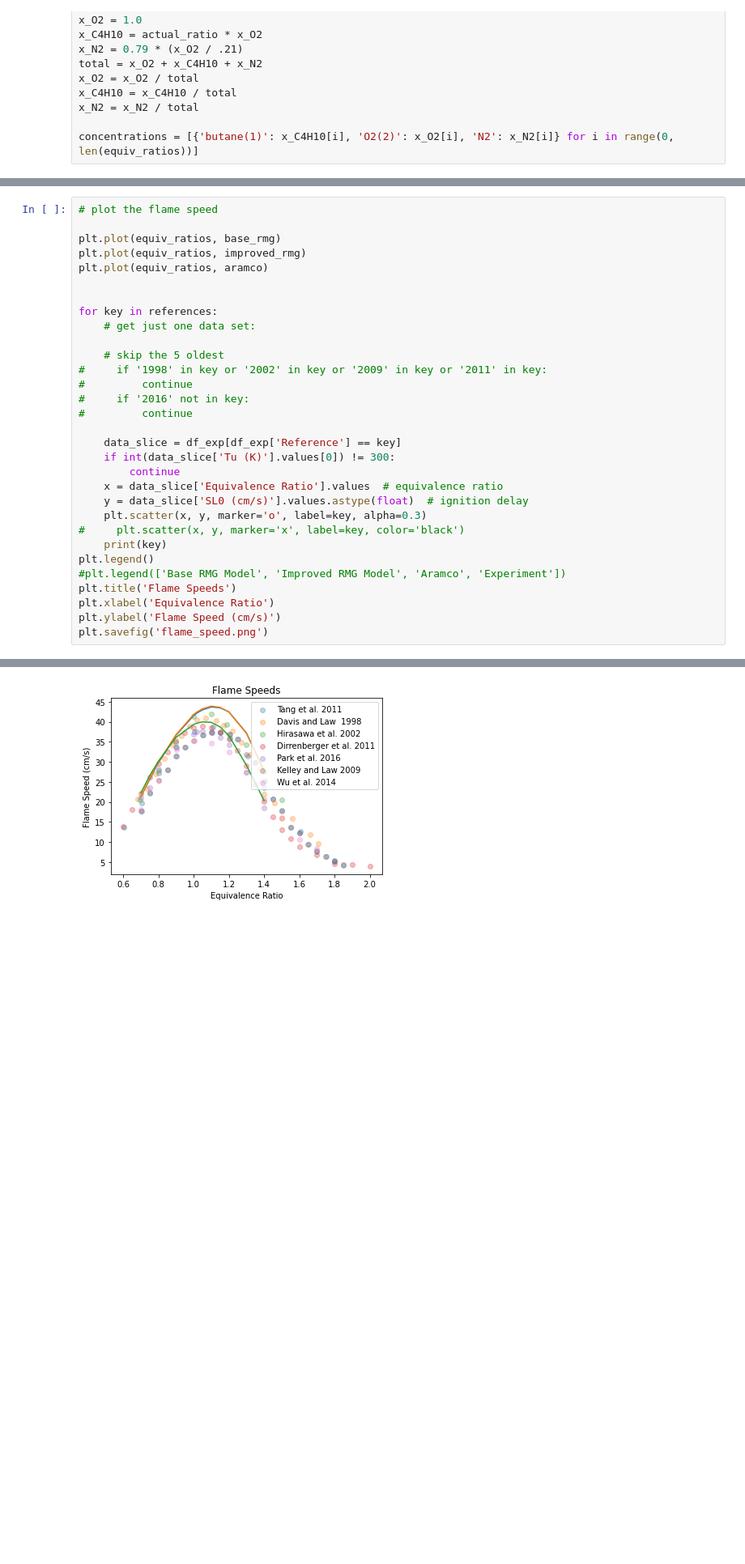
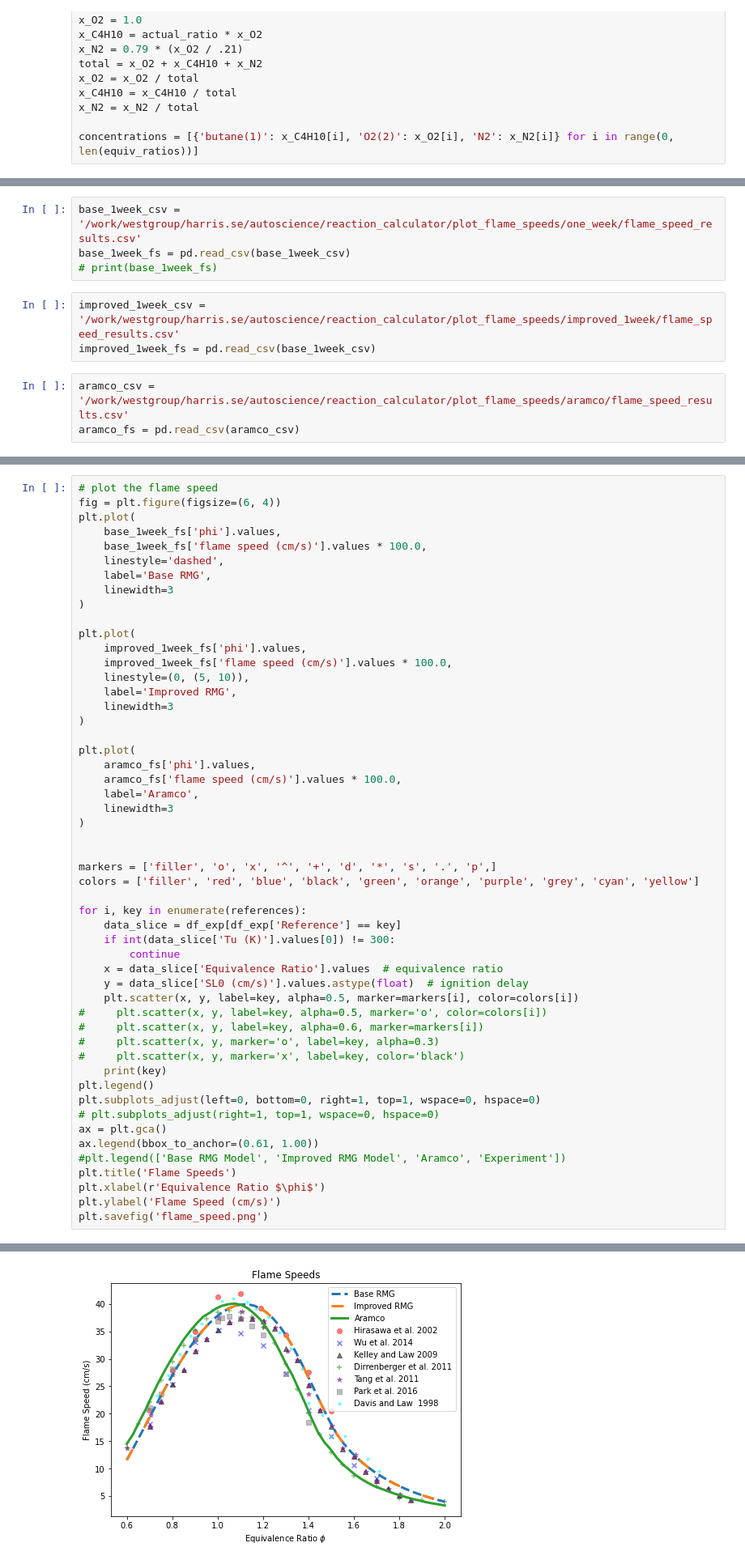
Before and after one commit to comocheng/autoscience_workflow, a Jupyter notebook: plot_flame_speeds/plot_flame_speeds.ipynb, the cells around one changed output, grey strips where cells are left out. Shown: that part at 81% size. Drawn from its saved outputs; the diff is of its cells as text; blank space fills up the shorter version.

Commit message:
save flame speed results

```diff
--- a/plot_flame_speeds/plot_flame_speeds.ipynb
+++ b/plot_flame_speeds/plot_flame_speeds.ipynb
@@ -100,0 +61,10 @@ improved_rmg = 100 *np.array([
+# %%
+base_1week_csv = '/work/westgroup/harris.se/autoscience/reaction_calculator/plot_flame_speeds/one_week/flame_speed_results.csv'
+base_1week_fs = pd.read_csv(base_1week_csv)
+# print(base_1week_fs)
+# %%
+improved_1week_csv = '/work/westgroup/harris.se/autoscience/reaction_calculator/plot_flame_speeds/improved_1week/flame_speed_results.csv'
+improved_1week_fs = pd.read_csv(base_1week_csv)
+# %%
+aramco_csv = '/work/westgroup/harris.se/autoscience/reaction_calculator/plot_flame_speeds/aramco/flame_speed_results.csv'
+aramco_fs = pd.read_csv(aramco_csv)
@@ -101,32 +75,53 @@ improved_rmg = 100 *np.array([
 # %%
 # plot the flame speed
+fig = plt.figure(figsize=(6, 4))
+plt.plot(
+    base_1week_fs['phi'].values,
+    base_1week_fs['flame speed (cm/s)'].values * 100.0,
+    linestyle='dashed',
+    label='Base RMG',
+    linewidth=3
+)
 
-plt.plot(equiv_ratios, base_rmg)
-plt.plot(equiv_ratios, improved_rmg)
-plt.plot(equiv_ratios, aramco)
+plt.plot(
+    improved_1week_fs['phi'].values,
+    improved_1week_fs['flame speed (cm/s)'].values * 100.0,
+    linestyle=(0, (5, 10)),
+    label='Improved RMG',
+    linewidth=3
+)
+
+plt.plot(
+    aramco_fs['phi'].values,
+    aramco_fs['flame speed (cm/s)'].values * 100.0,
+    label='Aramco',
+    linewidth=3
+)
 
 
-for key in references:
-    # get just one data set:
+markers = ['filler', 'o', 'x', '^', '+', 'd', '*', 's', '.', 'p',]
+colors = ['filler', 'red', 'blue', 'black', 'green', 'orange', 'purple', 'grey', 'cyan', 'yellow']
 
-    # skip the 5 oldest
-#     if '1998' in key or '2002' in key or '2009' in key or '2011' in key:
-#         continue
-#     if '2016' not in key:
-#         continue
-
+for i, key in enumerate(references):
     data_slice = df_exp[df_exp['Reference'] == key]
     if int(data_slice['Tu (K)'].values[0]) != 300:
         continue
     x = data_slice['Equivalence Ratio'].values  # equivalence ratio
     y = data_slice['SL0 (cm/s)'].values.astype(float)  # ignition delay
-    plt.scatter(x, y, marker='o', label=key, alpha=0.3)
+    plt.scatter(x, y, label=key, alpha=0.5, marker=markers[i], color=colors[i])
+#     plt.scatter(x, y, label=key, alpha=0.5, marker='o', color=colors[i])
+#     plt.scatter(x, y, label=key, alpha=0.6, marker=markers[i])
+#     plt.scatter(x, y, marker='o', label=key, alpha=0.3)
 #     plt.scatter(x, y, marker='x', label=key, color='black')
     print(key)
 plt.legend()
+plt.subplots_adjust(left=0, bottom=0, right=1, top=1, wspace=0, hspace=0)
+# plt.subplots_adjust(right=1, top=1, wspace=0, hspace=0)
+ax = plt.gca()
+ax.legend(bbox_to_anchor=(0.61, 1.00))
 #plt.legend(['Base RMG Model', 'Improved RMG Model', 'Aramco', 'Experiment'])
 plt.title('Flame Speeds')
-plt.xlabel('Equivalence Ratio')
+plt.xlabel(r'Equivalence Ratio $\phi$')
 plt.ylabel('Flame Speed (cm/s)')
 plt.savefig('flame_speed.png')
 # %% [output]
@@ -140,4 +135,4 @@ Wu et al. 2014
-[figure, old version]
+[figure, new version]
 # %%
 for r in df_exp['Tu (K)']:
     print (r)
```
Also changed, not shown: parts of 9 cells of this notebook, 3 other files.
